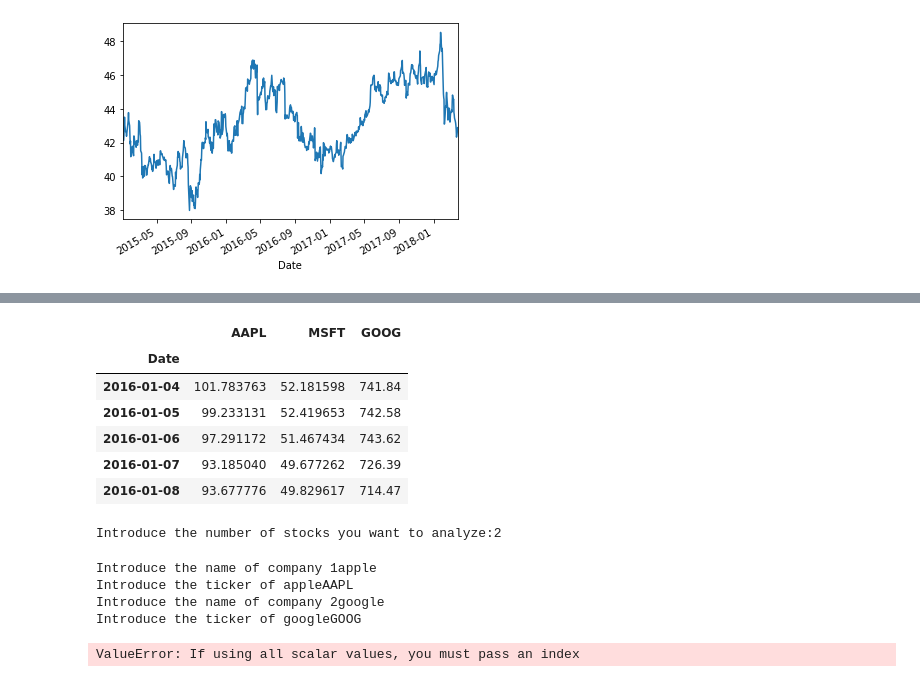
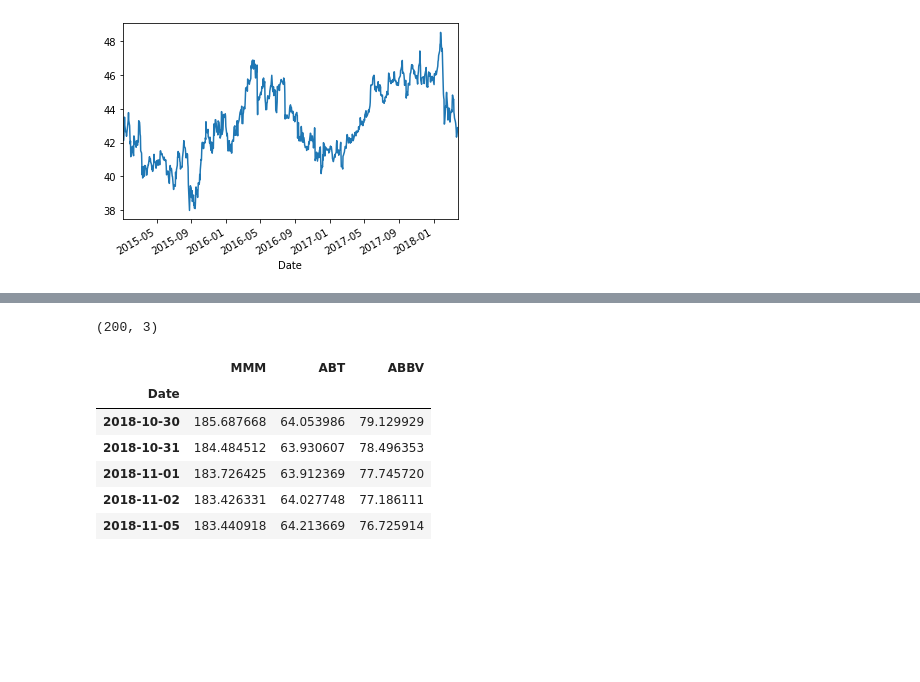
Before and after one commit to lgarciaco1/final_project, a Jupyter notebook: Final-Project.ipynb, the cells around one changed output, grey strips where cells are left out. Cells and saved outputs as stored; diff of their text form; code cells hidden in the pictures; blank space fills up the shorter version.

```diff
--- a/Final-Project.ipynb
+++ b/Final-Project.ipynb
@@ -226,43 +417,15 @@ apple.head()
-# %%
-microsoft, google = (quandl.get("WIKI/" + s, start_date=start, end_date=end) for s in ["MSFT", "GOOG"])
-
-# Below I create a DataFrame consisting of the adjusted closing price of these stocks, first by making a list of these objects and using the join method
-stocks = pd.DataFrame({"AAPL": apple["Adj. Close"],
-                      "MSFT": microsoft["Adj. Close"],
-                      "GOOG": google["Adj. Close"]})
-
-stocks.head()
-# %% [output]
-|  | AAPL | MSFT | GOOG |
-| Date |  |  |  |
-| 2016-01-04 | 101.783763 | 52.181598 | 741.84 |
-| 2016-01-05 | 99.233131 | 52.419653 | 742.58 |
-| 2016-01-06 | 97.291172 | 51.467434 | 743.62 |
-| 2016-01-07 | 93.185040 | 49.677262 | 726.39 |
-| 2016-01-08 | 93.677776 | 49.829617 | 714.47 |
-# %%
-num=int(input("Introduce the number of stocks you want to analyze:"))
-# %% [output]
-Introduce the number of stocks you want to analyze:2
-# %%
-names_companies=[]
-ticker_list=[]
-for i in range(num):
-    name=input("Introduce the name of company {0}".format(i+1))
-    ticker=input("Introduce the ticker of {0}".format(name))
-    names_companies.append(name)
-    ticker_list.append(ticker)
-# %% [output]
-Introduce the name of company 1apple
-Introduce the ticker of appleAAPL
-Introduce the name of company 2google
-Introduce the ticker of googleGOOG
-# %%
-first_stock = quandl.get("WIKI/" + ticker_list[0], start_date=start, end_date=end)
-df=pd.DataFrame({ticker_list[0]:first_stock})
-for i in range(1,len(ticker_list-1)):
-    stock_price = quandl.get("WIKI/" + ticker_list[i], start_date=start, end_date=end)
-    stock=pd.DataFrame({ticker_list[i]: stock["Adj.Close"]})
-    df.append(stock)
-# %% [output]
-ValueError: If using all scalar values, you must pass an index
+# %%
+df_predicciones_limpio.shape
+# %% [output]
+(200, 3)
+# %%
+df_predicciones_limpio.columns = tickers_limpio[:3]
+df_predicciones_limpio.head()
+# %% [output]
+|  | MMM | ABT | ABBV |
+| Date |  |  |  |
+| 2018-10-30 | 185.687668 | 64.053986 | 79.129929 |
+| 2018-10-31 | 184.484512 | 63.930607 | 78.496353 |
+| 2018-11-01 | 183.726425 | 63.912369 | 77.745720 |
+| 2018-11-02 | 183.426331 | 64.027748 | 77.186111 |
+| 2018-11-05 | 183.440918 | 64.213669 | 76.725914 |
```
Also changed, not shown: parts of 24 cells of this notebook, 1 other file.
